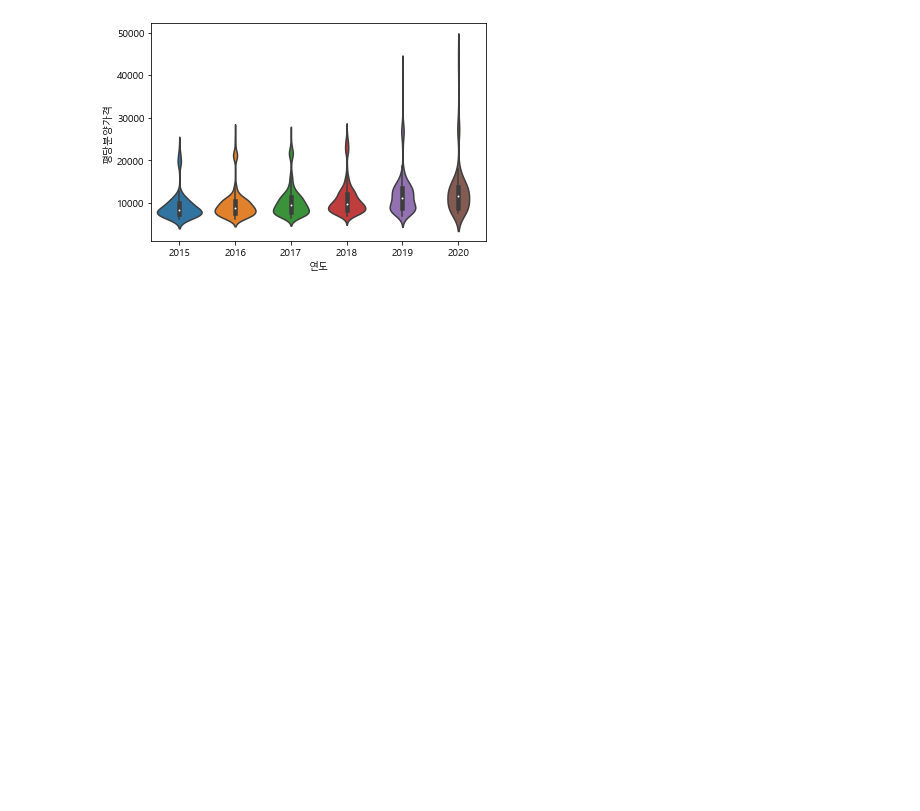
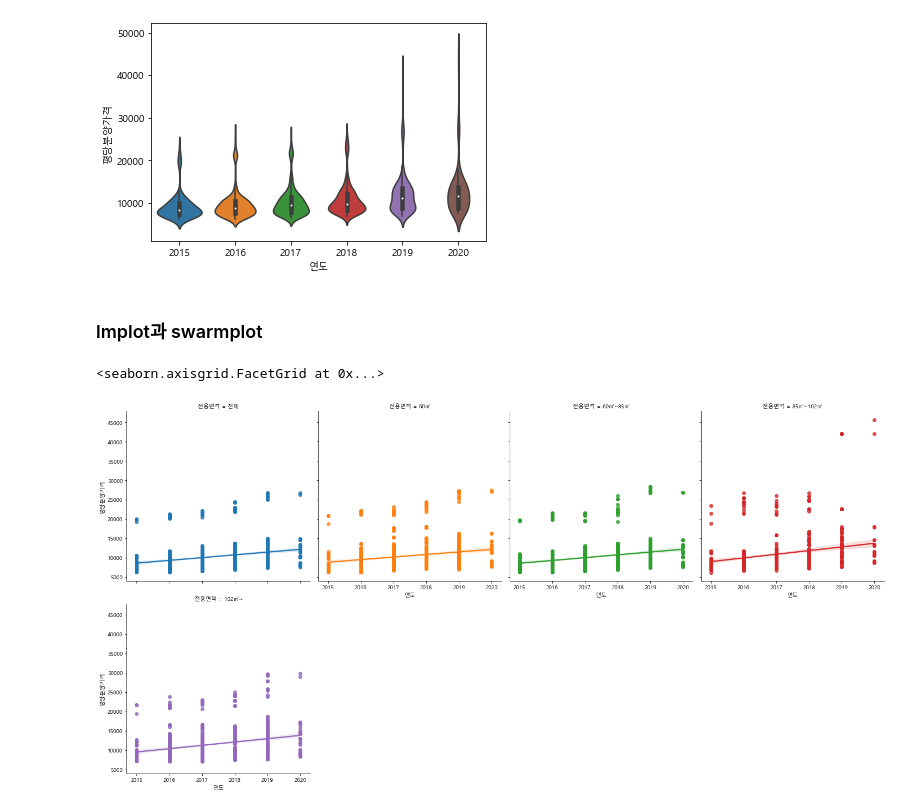
Before and after one commit to cho-jae-seong/Data_Analysis, a Jupyter notebook: open_data_analysis.ipynb, the cells around one changed output. Drawn from its saved outputs; the diff is of its cells as text; code cells hidden in the pictures; blank space fills up the shorter version.

```diff
--- a/open_data_analysis.ipynb
+++ b/open_data_analysis.ipynb
@@ -632,3 +632,12 @@ sns.violinplot(data=df_last,x="연도",y="평당분양가격")
 # %% [output]
 <matplotlib.axes._subplots.AxesSubplot at 0x...>
 [figure]
+# %% [markdown]
+### lmplot과 swarmplot
+# %%
+# 연도별 평당분양가격을 lmplot으로 그려봅니다
+# hue 옵션으로 전용면적을 표현해 봅니다.
+sns.lmplot(data=df_last,x="연도",y="평당분양가격",hue="전용면적",col="전용면적",col_wrap=4)
+# %% [output]
+<seaborn.axisgrid.FacetGrid at 0x...>
+[figure, added]
```
Also changed, not shown: parts of 69 cells of this notebook.
